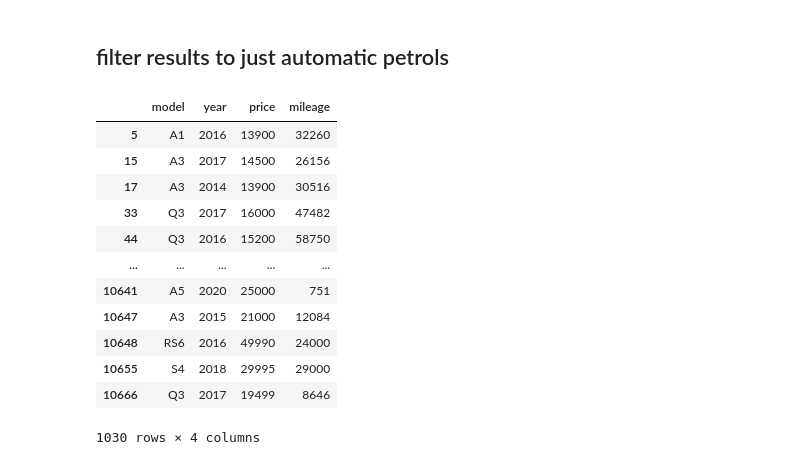
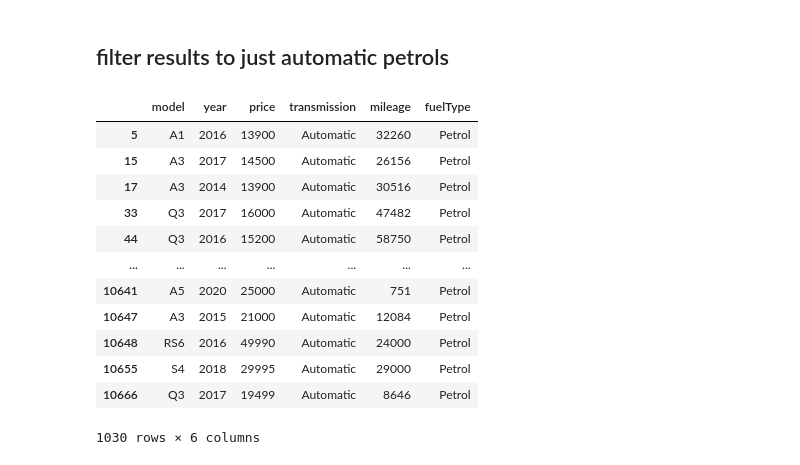
Before and after one commit to mcabrera101/classProject, a Jupyter notebook: Car Price Prediction.ipynb, the cells around one changed output. Drawn from its saved outputs; the diff is of its cells as text; code cells hidden in the pictures.

```diff
--- a/Car Price Prediction.ipynb
+++ b/Car Price Prediction.ipynb
@@ -37,23 +37,21 @@ audi_raw
 # %%
 #audi_raw = audi_raw[audi_raw.transmission !='Manual']
 #audi_raw = audi_raw[audi_raw.fuelType != 'Diesel']
 
 audi_filtered = valueFilter(audi_raw,"transmission",['Manual','Semi-Auto'])
 audi_filtered = valueFilter(audi_filtered,"fuelType",['Diesel','Hybrid'])
-audi_filtered= audi_filtered.drop(columns=['transmission','fuelType'])
-audi_filtered =audi_filtered[audi_filtered.model !='Q3']
 audi_filtered
 # %% [output]
-|  | model | year | price | mileage |
-| 5 | A1 | 2016 | 13900 | 32260 |
-| 15 | A3 | 2017 | 14500 | 26156 |
-| 17 | A3 | 2014 | 13900 | 30516 |
-| 33 | Q3 | 2017 | 16000 | 47482 |
-| 44 | Q3 | 2016 | 15200 | 58750 |
-| ... | ... | ... | ... | ... |
-| 10641 | A5 | 2020 | 25000 | 751 |
-| 10647 | A3 | 2015 | 21000 | 12084 |
-| 10648 | RS6 | 2016 | 49990 | 24000 |
-| 10655 | S4 | 2018 | 29995 | 29000 |
-| 10666 | Q3 | 2017 | 19499 | 8646 |
+|  | model | year | price | transmission | mileage | fuelType |
+| 5 | A1 | 2016 | 13900 | Automatic | 32260 | Petrol |
+| 15 | A3 | 2017 | 14500 | Automatic | 26156 | Petrol |
+| 17 | A3 | 2014 | 13900 | Automatic | 30516 | Petrol |
+| 33 | Q3 | 2017 | 16000 | Automatic | 47482 | Petrol |
+| 44 | Q3 | 2016 | 15200 | Automatic | 58750 | Petrol |
+| ... | ... | ... | ... | ... | ... | ... |
+| 10641 | A5 | 2020 | 25000 | Automatic | 751 | Petrol |
+| 10647 | A3 | 2015 | 21000 | Automatic | 12084 | Petrol |
+| 10648 | RS6 | 2016 | 49990 | Automatic | 24000 | Petrol |
+| 10655 | S4 | 2018 | 29995 | Automatic | 29000 | Petrol |
+| 10666 | Q3 | 2017 | 19499 | Automatic | 8646 | Petrol |
-1030 rows × 4 columns
+1030 rows × 6 columns
```
Also changed, not shown: 2 other files.
